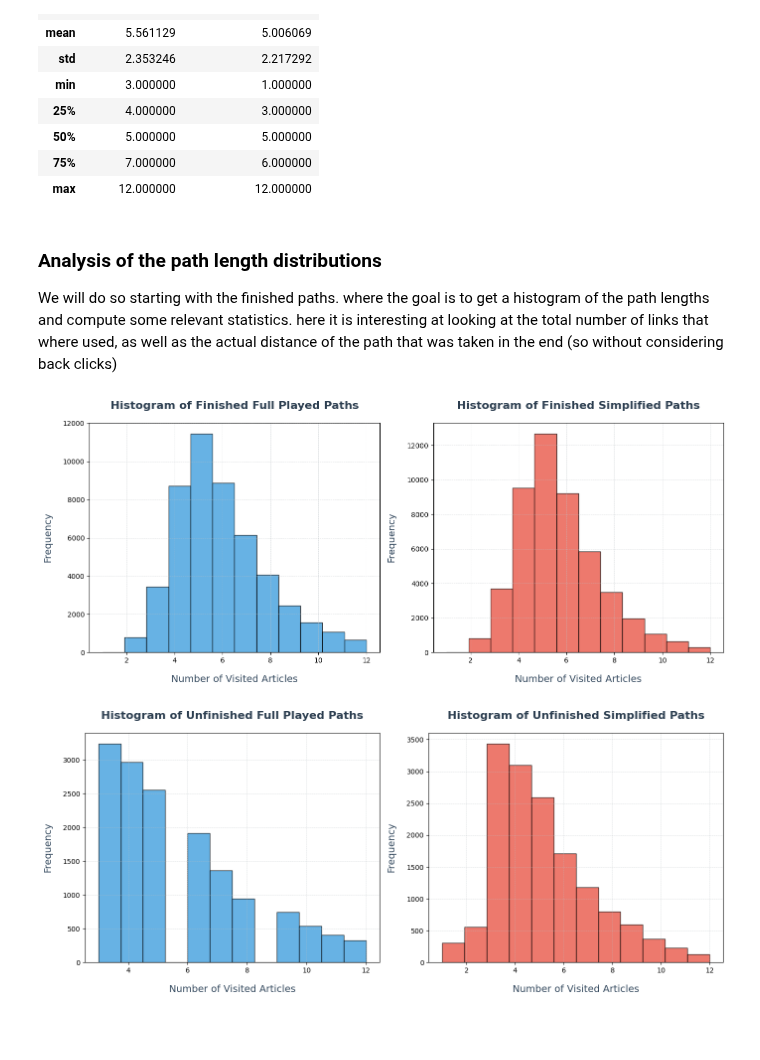
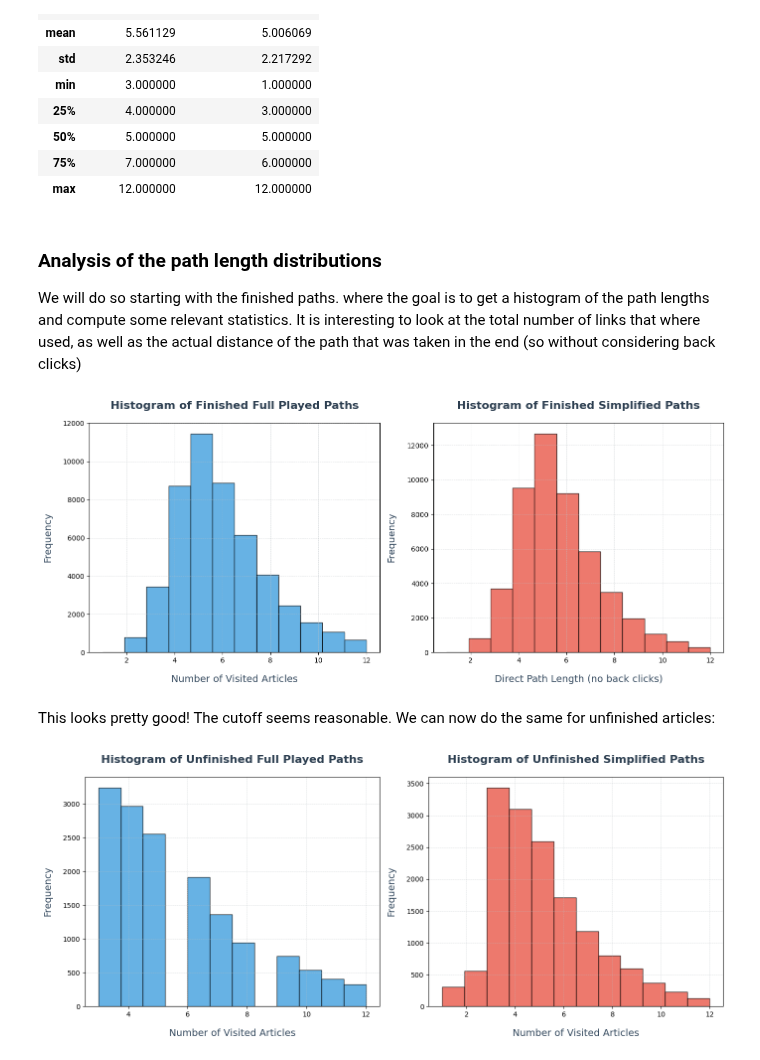
Before and after one commit to epfl-ada/ada-2024-project-adaholiks, a Jupyter notebook: statistical_analysis.ipynb, the cells around one changed output. Cells and saved outputs as stored; diff of their text form; code cells hidden in the pictures; blank space fills up the shorter version.

```diff
--- a/statistical_analysis.ipynb
+++ b/statistical_analysis.ipynb
@@ -215,35 +215,38 @@ A total of 9882 paths were removed, which represents 39.727% of the original dat
 ### Analysis of the path length distributions
 
 We will do so starting with the finished paths. where the goal is to get a histogram of the path lengths and compute some relevant statistics.
-here it is interesting at looking at the total number of links that where used, as well as the actual distance of the path that was taken in the end (so without considering back clicks)
+It is interesting to look at the total number of links that where used, as well as the actual distance of the path that was taken in the end (so without considering back clicks)
 # %%
 len_full_finished = pd.Series(filtered_finished_paths['full_path'].apply(lambda x: len(x)))
 len_simplified_finished = pd.Series(filtered_finished_paths['simplified_path'].apply(lambda x: len(x)))
 
 # Create a figure with 2 subplots (side by side)
 fig, axes = plt.subplots(1, 2, figsize=(14, 6))
 
 # Plot the histogram for full path lengths on the first subplot
 len_full_finished.plot(kind='hist', bins=12, color='#3498db', edgecolor='black', alpha=0.75, ax=axes[0])
 axes[0].set_title("Histogram of Finished Full Played Paths", fontsize=16, fontweight='bold', color='#2C3E50', pad=20)
 axes[0].set_xlabel("Number of Visited Articles", fontsize=14, color='#34495E', labelpad=15)
 axes[0].set_ylabel("Frequency", fontsize=14, color='#34495E', labelpad=15)
 axes[0].grid(True, linestyle='--', linewidth=0.5, alpha=0.7, color='#BDC3C7')  # Subtle gridlines
 
 # Plot the histogram for simplified path lengths on the second subplot
 len_simplified_finished.plot(kind='hist', bins=12, color='#e74c3c', edgecolor='black', alpha=0.75, ax=axes[1])
 axes[1].set_title("Histogram of Finished Simplified Paths", fontsize=16, fontweight='bold', color='#2C3E50', pad=20)
-axes[1].set_xlabel("Number of Visited Articles", fontsize=14, color='#34495E', labelpad=15)
+axes[1].set_xlabel("Direct Path Length (no back clicks)", fontsize=14, color='#34495E', labelpad=15)
 axes[1].set_ylabel("Frequency", fontsize=14, color='#34495E', labelpad=15)
 axes[1].grid(True, linestyle='--', linewidth=0.5, alpha=0.7, color='#BDC3C7')  # Subtle gridlines
 
 # Adjust layout to prevent overlap
 plt.tight_layout()
 
 # Show the plot
 plt.show()
 # %% [output]
-[figure, old version]
+[figure, new version]
+# %% [markdown]
+This looks pretty good! The cutoff seems reasonable.
+We can now do the same for unfinished articles:
 # %%
 len_full_unfinished = pd.Series(filtered_unfinished_paths['full_path'].apply(lambda x: len(x)))
 len_simplified_unfinished = pd.Series(filtered_unfinished_paths['simplified_path'].apply(lambda x: len(x)))
```
Also changed, not shown: parts of 2 cells of this notebook.
